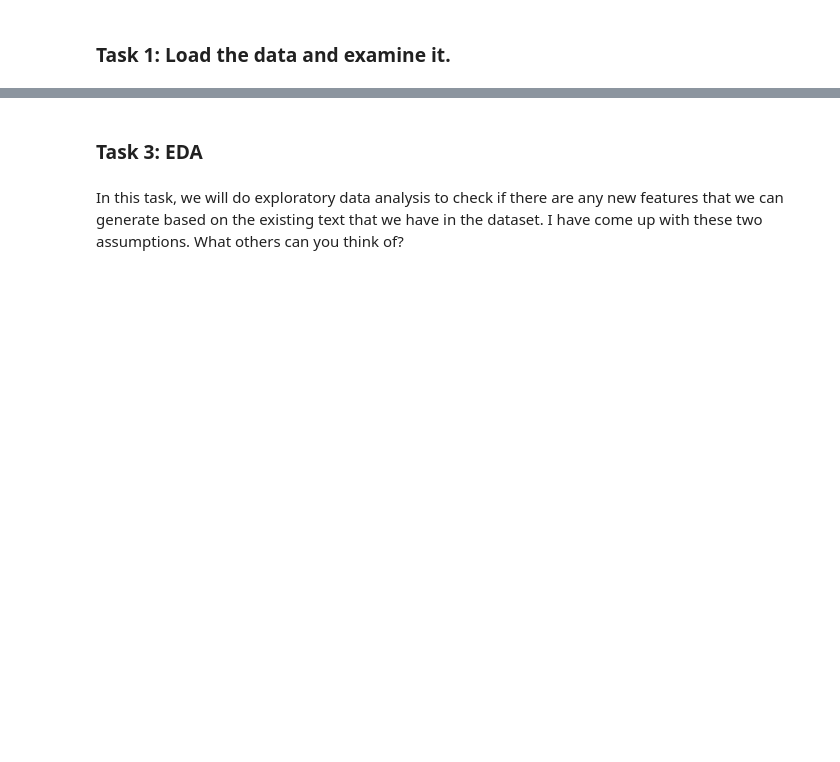
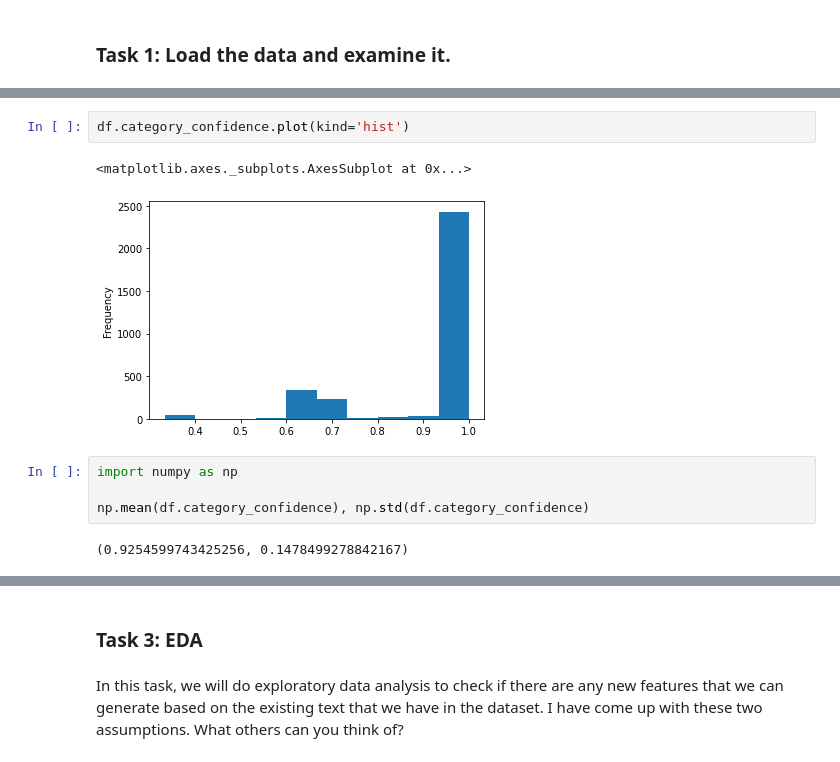
Before and after one commit to gumdropsteve/special_topics_week, a Jupyter notebook: day_05/nlp_pipelines.ipynb, the cells around one changed output, grey strips where cells are left out. Drawn from its saved outputs; the diff is of its cells as text; blank space fills up the shorter version.

```diff
--- a/day_05/nlp_pipelines.ipynb
+++ b/day_05/nlp_pipelines.ipynb
@@ -30,0 +126,11 @@ You can download the dataset from [here](https://data.world/crowdflower/corporat
+# %%
+df.category_confidence.plot(kind='hist')
+# %% [output]
+<matplotlib.axes._subplots.AxesSubplot at 0x...>
+[figure, added]
+# %%
+import numpy as np
+
+np.mean(df.category_confidence), np.std(df.category_confidence)
+# %% [output]
+(0.9254599743425256, 0.1478499278842167)
```
Also changed, not shown: parts of 49 cells of this notebook.
